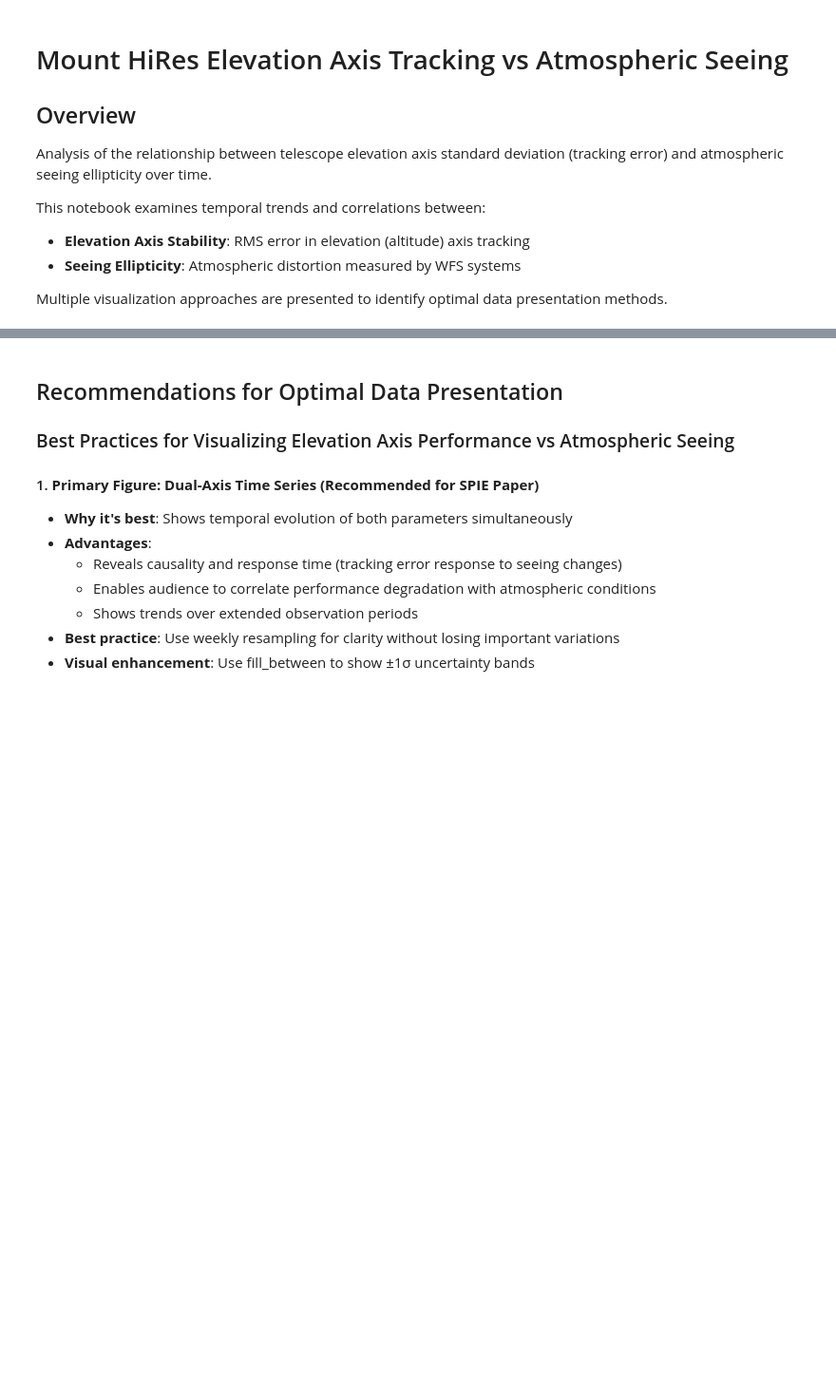
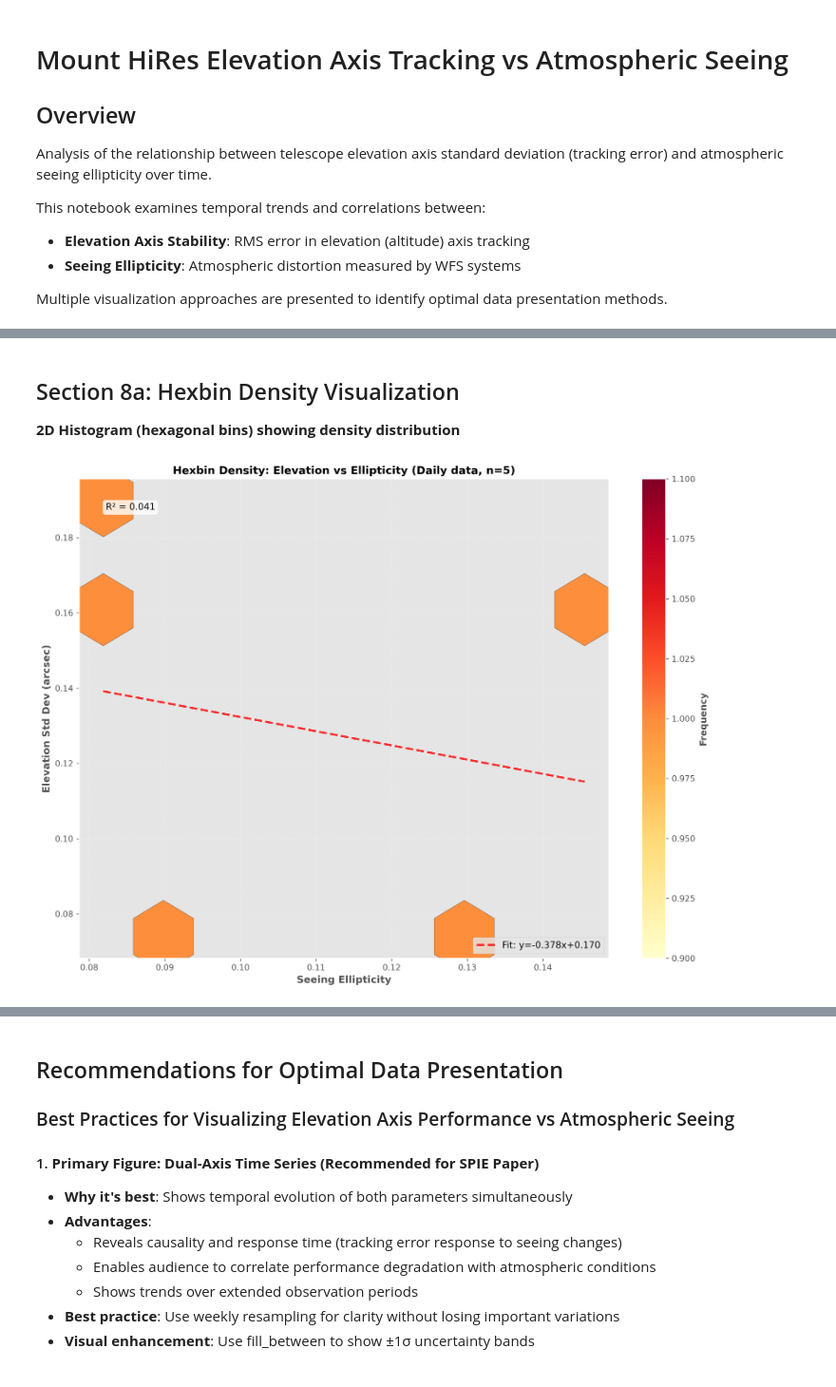
Before and after one commit to jdgibson/spie2026_fig4_stddev_vs_seeing, a Jupyter notebook: Mount_HiRes_Alt_Stddev_vs_Seeing.ipynb, the cells around one changed output, grey strips where cells are left out. Shown at 95% size. Drawn from its saved outputs; the diff is of its cells as text; code cells hidden in the pictures; blank space fills up the shorter version.

```diff
--- a/Mount_HiRes_Alt_Stddev_vs_Seeing.ipynb
+++ b/Mount_HiRes_Alt_Stddev_vs_Seeing.ipynb
@@ -280,0 +836,13 @@ else:
+# %% [markdown]
+## Section 8a: Hexbin Density Visualization
+**2D Histogram (hexagonal bins) showing density distribution**
+# %%
+# Display hexbin plot
+import os
+from IPython.display import Image, display
+if os.path.exists('hexbin_alt_vs_ellipticity.png'):
+    display(Image('hexbin_alt_vs_ellipticity.png'))
+else:
+    print("Hexbin plot not found. Run Section 8 first.")
+# %% [output]
+[figure, added]
```
Also changed, not shown: parts of 35 cells of this notebook, 9 other files.
